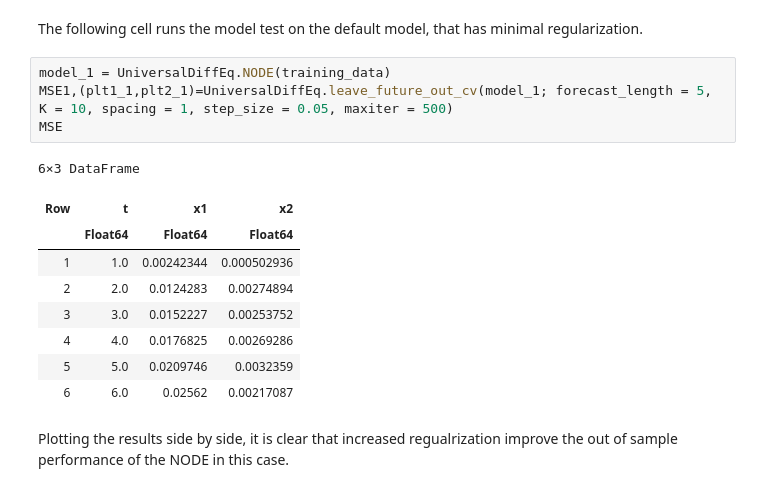
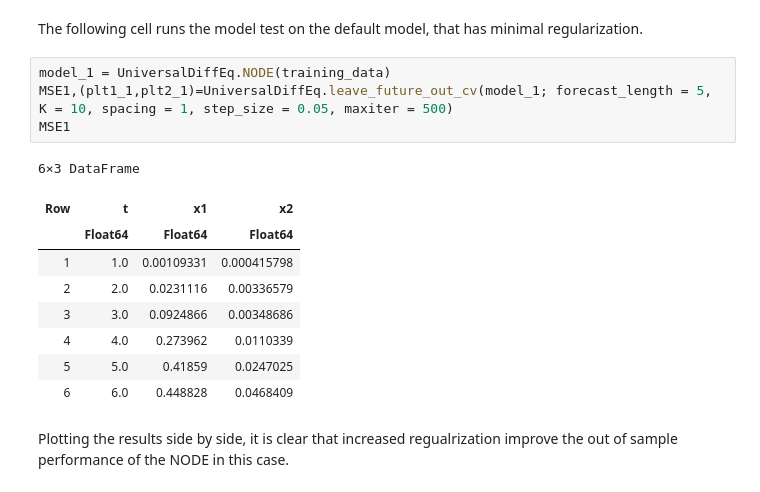
Before and after one commit to Jack-H-Buckner/UniversalDiffEq.jl, a Jupyter notebook: examples/NODE.ipynb, the cells around one changed output. Cells and saved outputs as stored; diff of their text form.

```diff
--- a/examples/NODE.ipynb
+++ b/examples/NODE.ipynb
@@ -151,17 +151,17 @@ The following cell runs the model test on the default model, that has minimal re
 # %%
 model_1 = UniversalDiffEq.NODE(training_data)
 MSE1,(plt1_1,plt2_1)=UniversalDiffEq.leave_future_out_cv(model_1; forecast_length = 5, K = 10, spacing = 1, step_size = 0.05, maxiter = 500)
-MSE
+MSE1
 # %% [output]
 6×3 DataFrame
 | Row | t | x1 | x2 |
 |  | Float64 | Float64 | Float64 |
-| 1 | 1.0 | 0.00242344 | 0.000502936 |
-| 2 | 2.0 | 0.0124283 | 0.00274894 |
-| 3 | 3.0 | 0.0152227 | 0.00253752 |
-| 4 | 4.0 | 0.0176825 | 0.00269286 |
-| 5 | 5.0 | 0.0209746 | 0.0032359 |
-| 6 | 6.0 | 0.02562 | 0.00217087 |
+| 1 | 1.0 | 0.00109331 | 0.000415798 |
+| 2 | 2.0 | 0.0231116 | 0.00336579 |
+| 3 | 3.0 | 0.0924866 | 0.00348686 |
+| 4 | 4.0 | 0.273962 | 0.0110339 |
+| 5 | 5.0 | 0.41859 | 0.0247025 |
+| 6 | 6.0 | 0.448828 | 0.0468409 |
 # %% [markdown]
 Plotting the results side by side, it is clear that increased regualrization improve the out of sample performance of the NODE in this case.
 # %%
```
Also changed, not shown: parts of 4 cells of this notebook, 15 other files.
